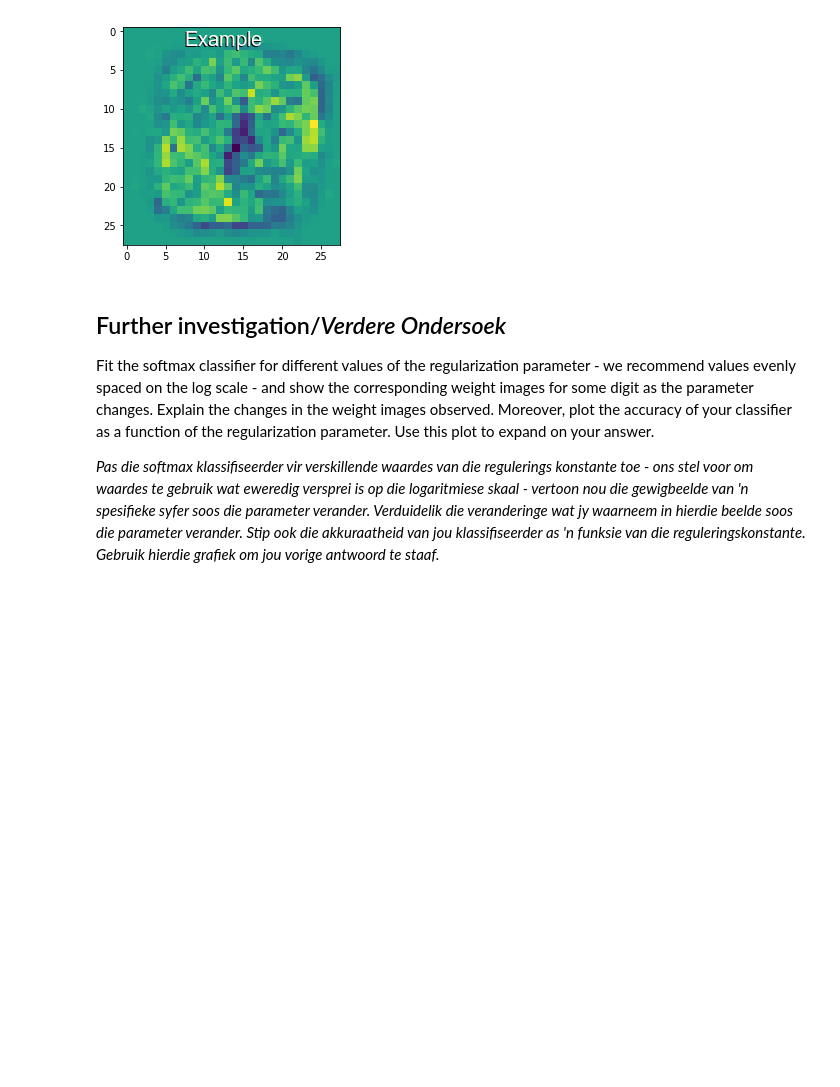
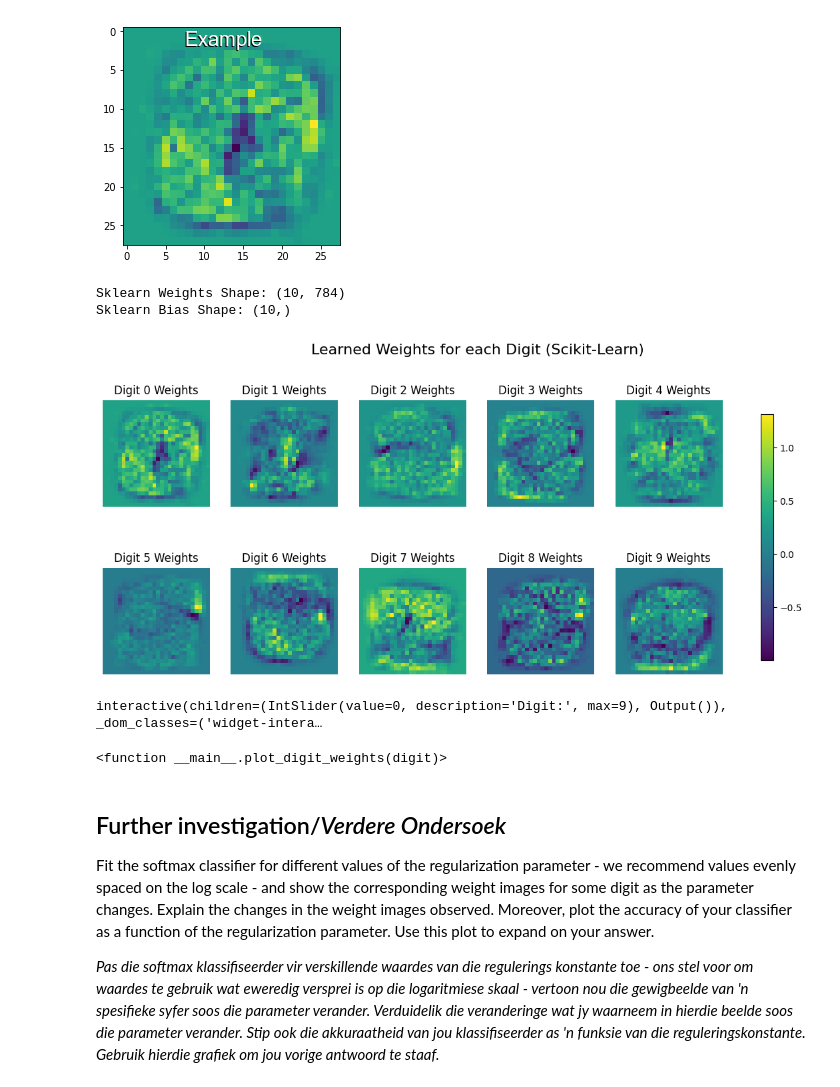
Before and after one commit to Obakeng-Mogale/assignment2, a Jupyter notebook: assign2.ipynb, the cells around one changed output. Saved outputs shown, nothing was run; the diff lists cells and outputs as text; code cells hidden in the pictures; blank space fills up the shorter version.

```diff
--- a/assign2.ipynb
+++ b/assign2.ipynb
@@ -264,6 +308,83 @@ display(Image(filename='./images/wm_confusion2.png'))
 display(Image(filename='./wm_softmax_mnist_weights/wm_0.png'))
 # %% [output]
 [figure]
+# %%
+# Extract the feature weights (excluding bias)
+sklearn_weights = model_soft.coef_
+
+# Extract the bias terms
+sklearn_bias = model_soft.intercept_
+
+print("Sklearn Weights Shape:", sklearn_weights.shape)
+# Output: (10, 784) -> 10 classes, 784 pixel weights
+
+print("Sklearn Bias Shape:", sklearn_bias.shape)
+# Output: (10,) -> 10 bias terms, one for each class
+# %% [output]
+Sklearn Weights Shape: (10, 784)
+Sklearn Bias Shape: (10,)
+# %%
+import matplotlib.pyplot as plt
+
+# 1. Extract the feature weights from Scikit-Learn
+# Shape is (10, 784) -> (classes, features)
+sklearn_weights = model_soft.coef_
+
+# 2. Set up a figure grid (2 rows, 5 columns)
+fig, axes = plt.subplots(2, 5, figsize=(15, 6))
+
+# Loop through each of the 10 classes
+for i, ax in enumerate(axes.flatten()):
+
+    # 3. Extract the weights for class 'i'
+    # Since the shape is (10, 784), we just grab row 'i'
+    weight_vector = sklearn_weights[i]
+
+    # 4. Reshape the 784 weights back into a 28x28 image
+    weight_image = weight_vector.reshape(28, 28)
+
+    # 5. Plot the image
+    # 'viridis' is the standard colormap matching your uploaded image
+    im = ax.imshow(weight_image, cmap='viridis')
+    ax.set_title(f"Digit {i} Weights")
+    ax.axis('off')
+
+# Add a colorbar and display
+fig.colorbar(im, ax=axes.ravel().tolist(), orientation='vertical', shrink=0.8)
+plt.suptitle("Learned Weights for each Digit (Scikit-Learn)", fontsize=16)
+plt.show()
+# %% [output]
+[figure, added]
+# %%
+import matplotlib.pyplot as plt
+import ipywidgets as widgets
+from IPython.display import display
+
+# 1. Extract the weights from the Scikit-Learn model
+sklearn_weights = model_soft.coef_
+
+# 2. Define the function that updates the plot based on the selected digit
+def plot_digit_weights(digit):
+    # Set up the figure
+    plt.figure(figsize=(6, 6))
+
+    # Extract the weights for the selected class and reshape to 28x28
+    weight_vector = sklearn_weights[digit]
+    weight_image = weight_vector.reshape(28, 28)
+
+    # Plot the heatmap
+    im = plt.imshow(weight_image, cmap='viridis')
+    plt.title(f"Learned Weights for Digit: {digit}", fontsize=16)
+    plt.colorbar(im, fraction=0.046, pad=0.04)
+    plt.axis('off')
+    plt.show()
+
+# 3. Create the interactive widget!
+# Passing a tuple (0, 9) automatically generates an integer slider
+widgets.interact(plot_digit_weights, digit=widgets.IntSlider(value=0, min=0, max=9, step=1, description='Digit:'))
+# %% [output]
+interactive(children=(IntSlider(value=0, description='Digit:', max=9), Output()), _dom_classes=('widget-intera…
+<function __main__.plot_digit_weights(digit)>
 # %% [markdown]
 ## Further investigation/_Verdere Ondersoek_
 
```
Also changed, not shown: parts of 8 cells of this notebook, 1 other file.
